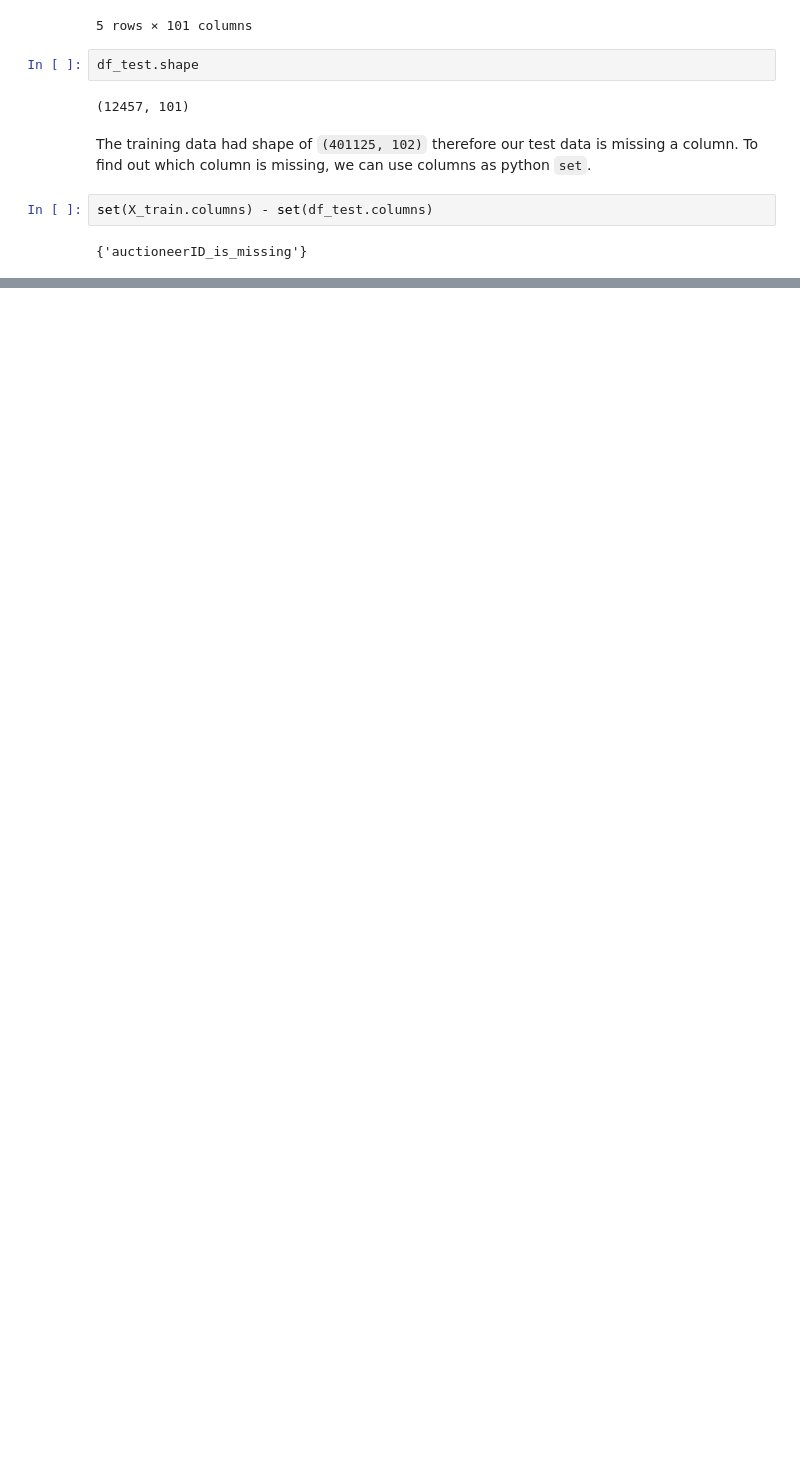
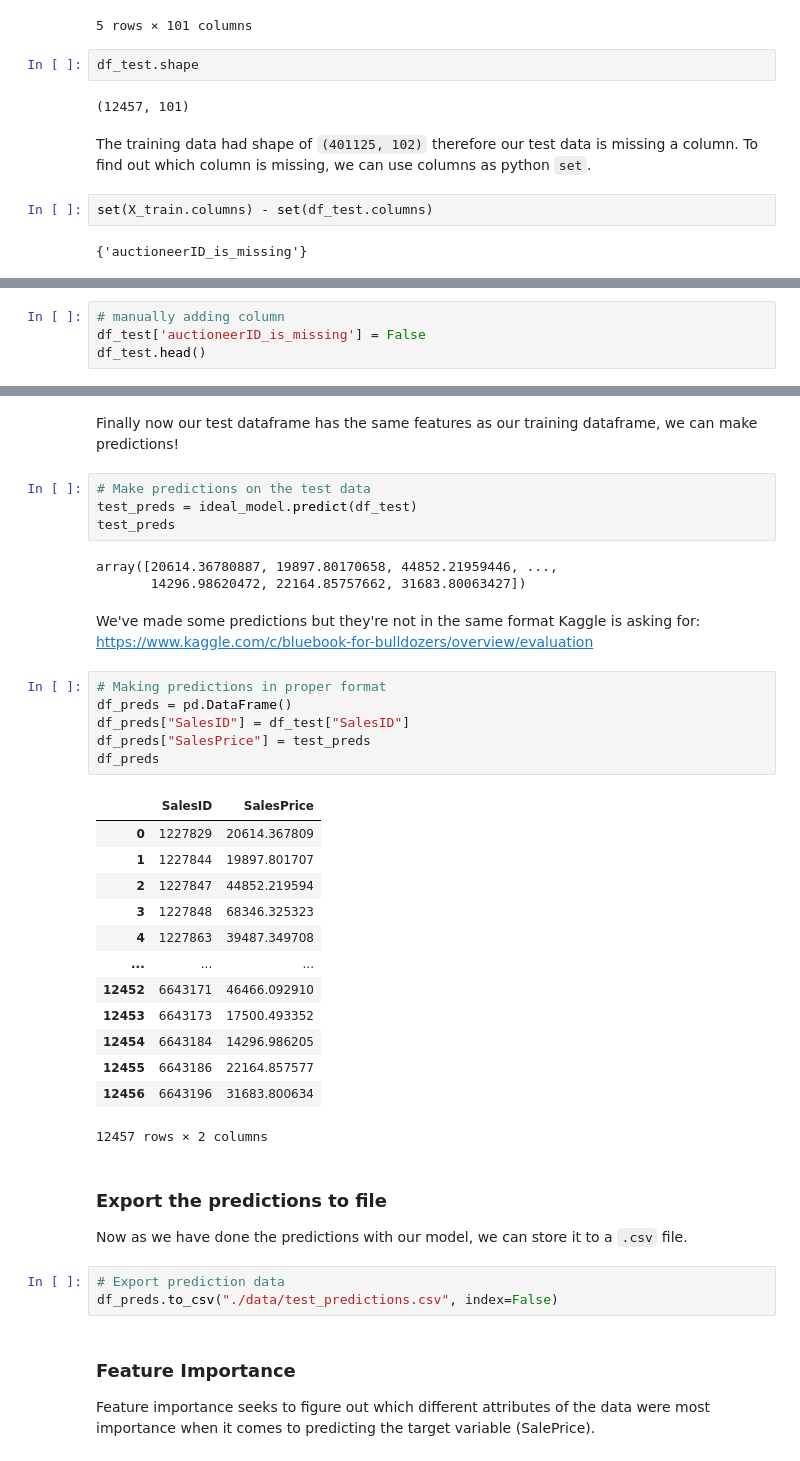
Before and after one commit to mayursrt/bulldozer-price-prediction, a Jupyter notebook: bulldozer-price-prediction.ipynb, the cells around one changed output, grey strips where cells are left out. Saved outputs shown, nothing was run; the diff lists cells and outputs as text; blank space fills up the shorter version.

```diff
--- a/bulldozer-price-prediction.ipynb
+++ b/bulldozer-price-prediction.ipynb
@@ -961,0 +964,4 @@ set(X_train.columns) - set(df_test.columns)
+# %%
+# manually adding column
+df_test['auctioneerID_is_missing'] = False
+df_test.head()
@@ -961,0 +976,40 @@ set(X_train.columns) - set(df_test.columns)
+# %% [markdown]
+Finally now our test dataframe has the same features as our training dataframe, we can make predictions!
+# %%
+# Make predictions on the test data
+test_preds = ideal_model.predict(df_test)
+test_preds
+# %% [output]
+array([20614.36780887, 19897.80170658, 44852.21959446, ...,
+       14296.98620472, 22164.85757662, 31683.80063427])
+# %% [markdown]
+We've made some predictions but they're not in the same format Kaggle is asking for: https://www.kaggle.com/c/bluebook-for-bulldozers/overview/evaluation
+# %%
+# Making predictions in proper format
+df_preds = pd.DataFrame()
+df_preds["SalesID"] = df_test["SalesID"]
+df_preds["SalesPrice"] = test_preds
+df_preds
+# %% [output]
+|  | SalesID | SalesPrice |
+| 0 | 1227829 | 20614.367809 |
+| 1 | 1227844 | 19897.801707 |
+| 2 | 1227847 | 44852.219594 |
+| 3 | 1227848 | 68346.325323 |
+| 4 | 1227863 | 39487.349708 |
+| ... | ... | ... |
+| 12452 | 6643171 | 46466.092910 |
+| 12453 | 6643173 | 17500.493352 |
+| 12454 | 6643184 | 14296.986205 |
+| 12455 | 6643186 | 22164.857577 |
+| 12456 | 6643196 | 31683.800634 |
+12457 rows × 2 columns
+# %% [markdown]
+### Export the predictions to file
+Now as we have done the predictions with our model, we can store it to a `.csv` file.
+# %%
+# Export prediction data
+df_preds.to_csv("./data/test_predictions.csv", index=False)
+# %% [markdown]
+### Feature Importance
+Feature importance seeks to figure out which different attributes of the data were most importance when it comes to predicting the target variable (SalePrice).
```
Also changed, not shown: parts of 8 cells of this notebook.
